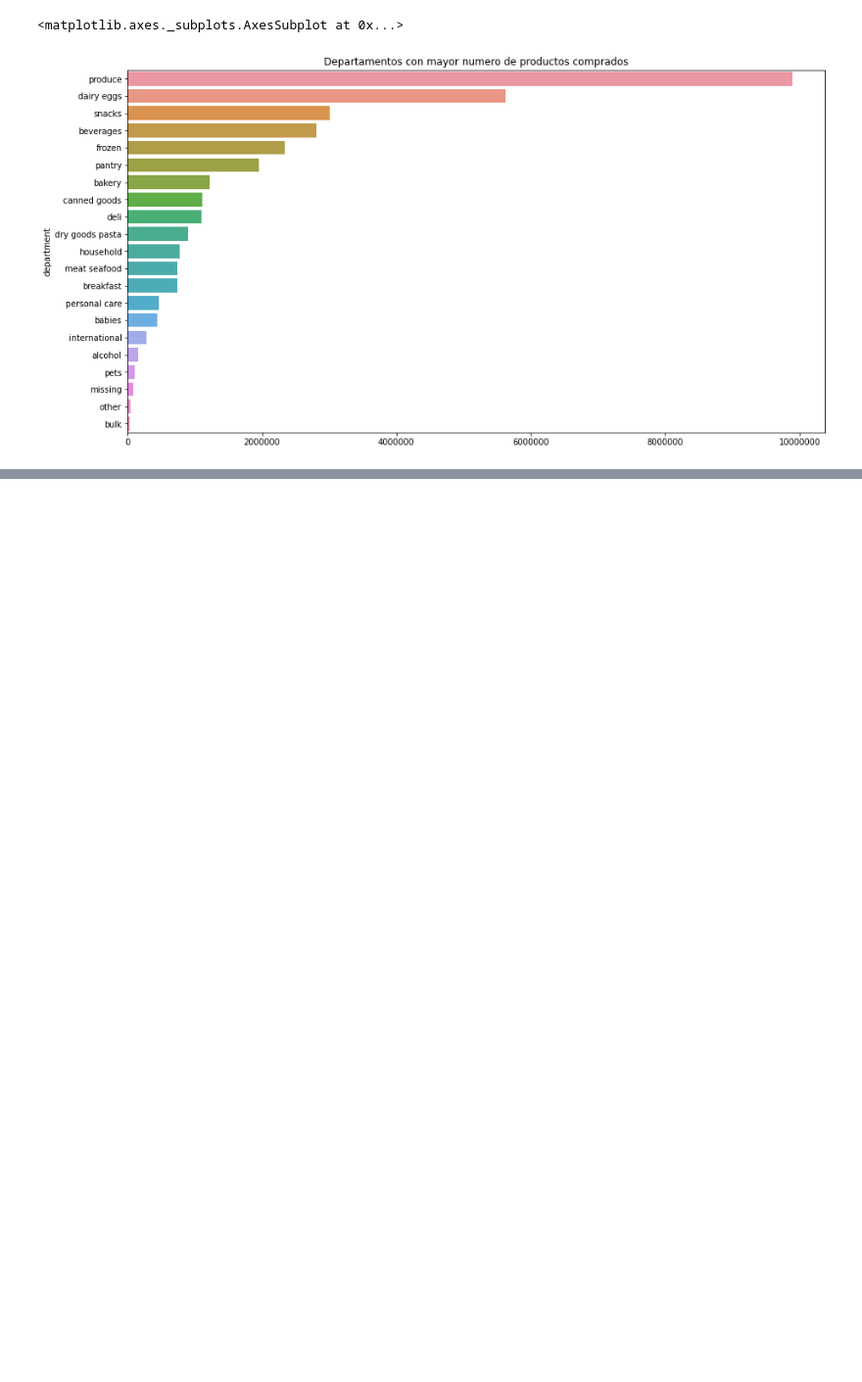
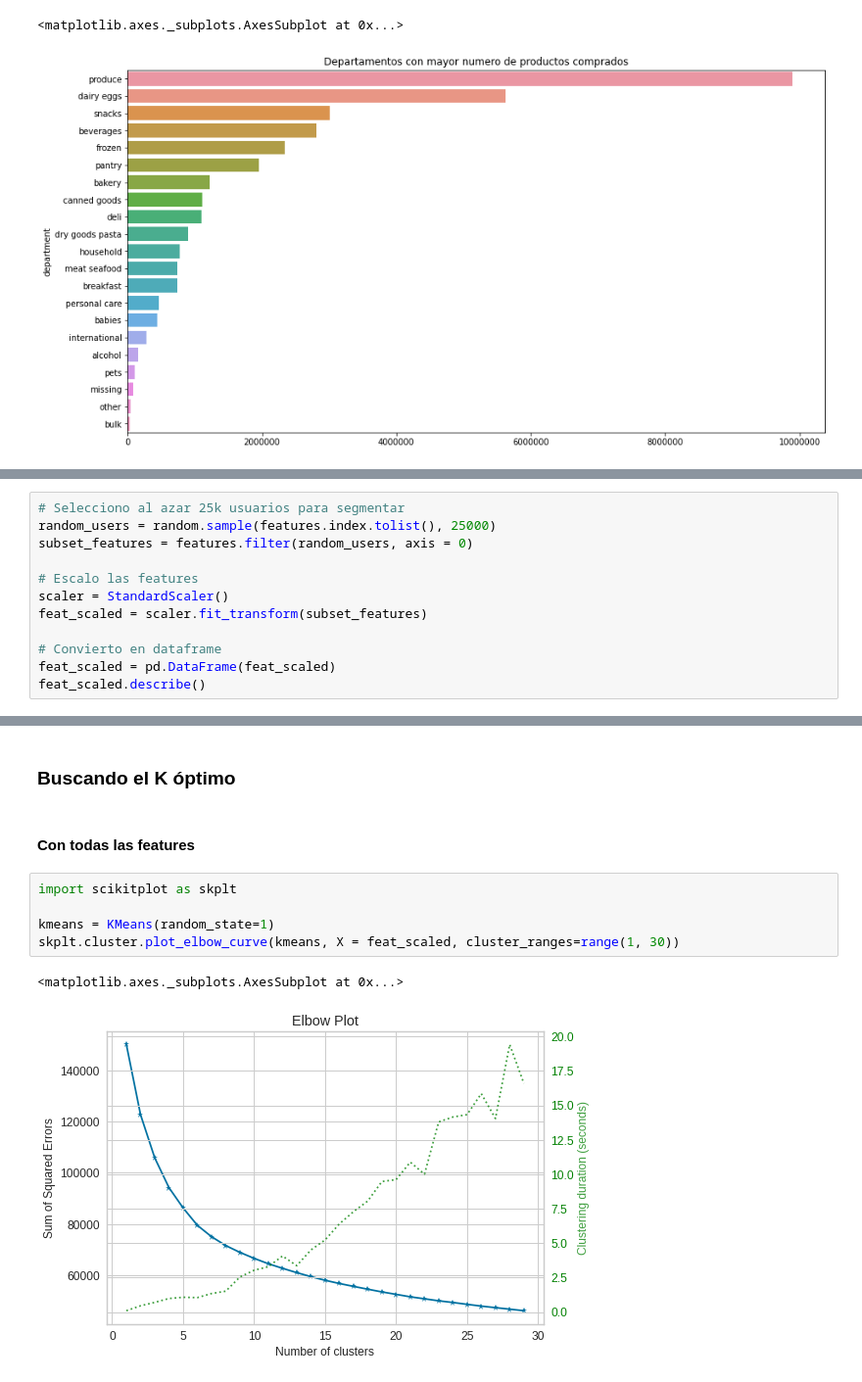
Before and after one commit to EmilianoLS/Data-Science, a Jupyter notebook: starbucks_segment_analysis.ipynb, the cells around one changed output, grey strips where cells are left out. Shown at 98% size. Saved outputs shown, nothing was run; the diff lists cells and outputs as text; blank space fills up the shorter version.

```diff
--- a/starbucks_segment_analysis.ipynb
+++ b/starbucks_segment_analysis.ipynb
@@ -339,0 +436,12 @@ sns.barplot(n_products, department)
+# %%
+# Selecciono al azar 25k usuarios para segmentar
+random_users = random.sample(features.index.tolist(), 25000)
+subset_features = features.filter(random_users, axis = 0)
+
+# Escalo las features
+scaler = StandardScaler()
+feat_scaled = scaler.fit_transform(subset_features)
+
+# Convierto en dataframe
+feat_scaled = pd.DataFrame(feat_scaled)
+feat_scaled.describe()
@@ -339,0 +458,12 @@ sns.barplot(n_products, department)
+# %% [markdown]
+### Buscando el K óptimo
+# %% [markdown]
+#### Con todas las features
+# %%
+import scikitplot as skplt
+
+kmeans = KMeans(random_state=1)
+skplt.cluster.plot_elbow_curve(kmeans, X = feat_scaled, cluster_ranges=range(1, 30))
+# %% [output]
+<matplotlib.axes._subplots.AxesSubplot at 0x...>
+[figure, added]
```
Also changed, not shown: parts of 19 cells of this notebook.
